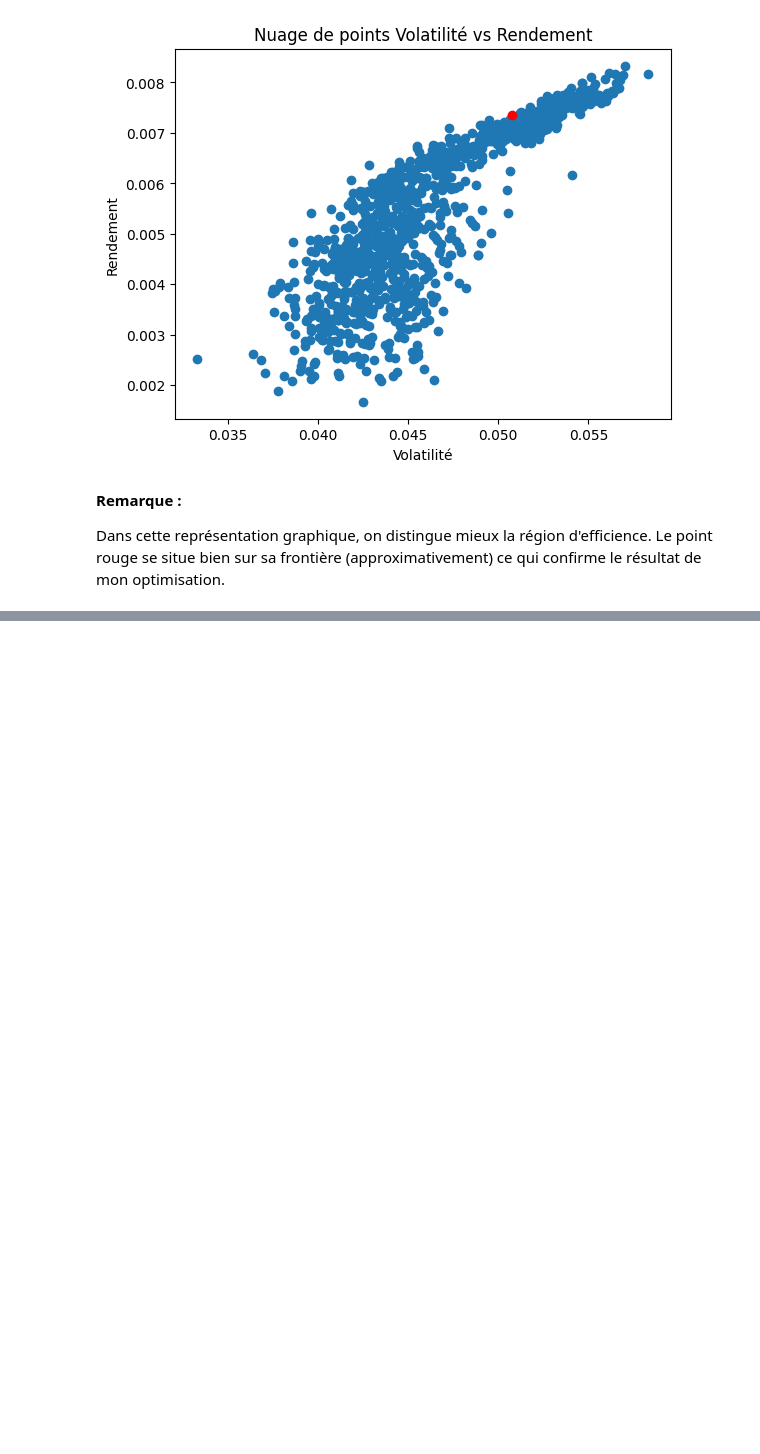
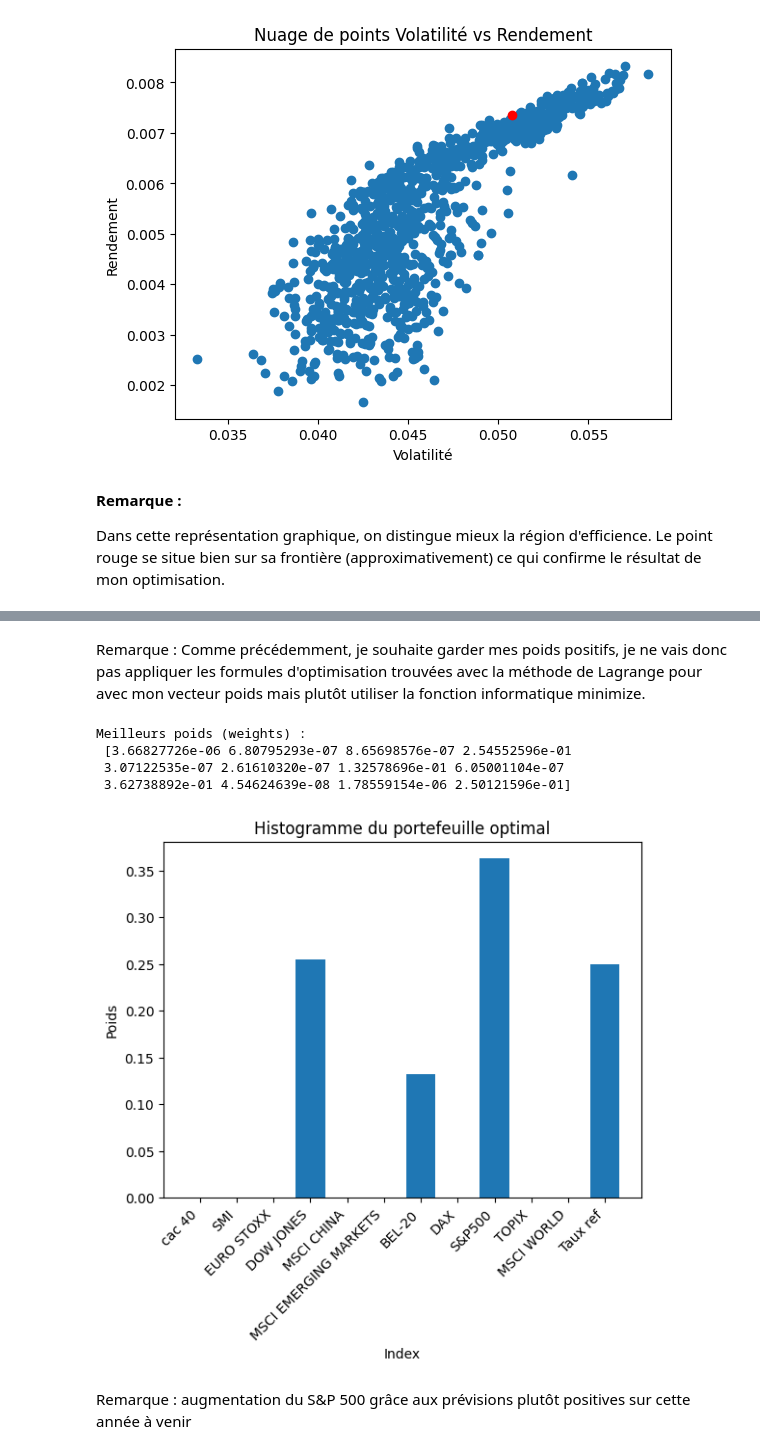
Before and after one commit to qu-sns/Python_finance, a Jupyter notebook: 1_portefeuille.ipynb, the cells around one changed output, grey strips where cells are left out. Cells and saved outputs as stored; diff of their text form; code cells hidden in the pictures; blank space fills up the shorter version.

```diff
--- a/1_portefeuille.ipynb
+++ b/1_portefeuille.ipynb
@@ -482,0 +511,18 @@ Dans cette représentation graphique, on distingue mieux la région d'efficience
+# %%
+# Approximation rapide loi r S&P 500
+
+l = [5000, 5100, 5100]
+
+L = []
+
+for k in range (3):
+    L.append(np.log(l[k]/4730))
+
+# Je choisis les estimateurs pour loi normale du max de vraisemblance qui sont moyenne empirique et variance empirique
+
+E = 1/3 * sum(L)
+
+V = 1/3 * ((L[0] - E)**2 + (L[1] - E)**2 + (L[2] - E)**2)
+
+print ("espérance :", E)
+print("Variance :", V)
@@ -482,0 +583,41 @@ Dans cette représentation graphique, on distingue mieux la région d'efficience
+# %% [markdown]
+Remarque : Comme précédemment, je souhaite garder mes poids positifs, je ne vais donc pas appliquer les formules d'optimisation trouvées avec la méthode de Lagrange pour avec mon vecteur poids mais plutôt utiliser la fonction informatique minimize.
+# %%
+# Rendement fixé
+ren = 0.007  # rappel : rendements sont mensuels
+
+# Recherche de la variance min
+
+# Contraintes
+contraintes = [
+    {'type': 'eq', 'fun': lambda w: np.sum(w) - 1},  # Somme des poids égale à 1
+    {'type': 'ineq', 'fun': lambda w: np.dot(w, pi_bl) - ren}  # Rendement supérieur à ren
+]
+
+# Bornes
+bornes = tuple((0, 1) for _ in range(len(r)))  # Les poids sont compris entre 0 et 1
+
+# Initialiser les poids
+poids_initiaux = [0, 0, 0, 0.2, 0, 0, 0.05, 0, 0.3, 0.2, 0, 2.5]
+
+# Utiliser minimize pour trouver les poids optimaux
+resultat = minimize(var, poids_initiaux, method='trust-constr', bounds=bornes, constraints=contraintes)
+
+# Afficher le résultat
+print("\nMeilleurs poids (weights) :\n", resultat.x)
+
+# Tracer l'histogramme
+plt.bar(index, resultat.x)
+plt.title('Histogramme du portefeuille optimal')
+plt.xlabel('Index')
+plt.ylabel('Poids')
+plt.xticks(rotation=45, ha='right')  # Ajuster la rotation des étiquettes pour une meilleure lisibilité
+plt.show()
+# %% [output]
+Meilleurs poids (weights) :
+ [3.66827726e-06 6.80795293e-07 8.65698576e-07 2.54552596e-01
+ 3.07122535e-07 2.61610320e-07 1.32578696e-01 6.05001104e-07
+ 3.62738892e-01 4.54624639e-08 1.78559154e-06 2.50121596e-01]
+[figure, added]
+# %% [markdown]
+Remarque : augmentation du S&P 500 grâce aux prévisions plutôt positives sur cette année à venir
```
Also changed, not shown: parts of 7 cells of this notebook.
